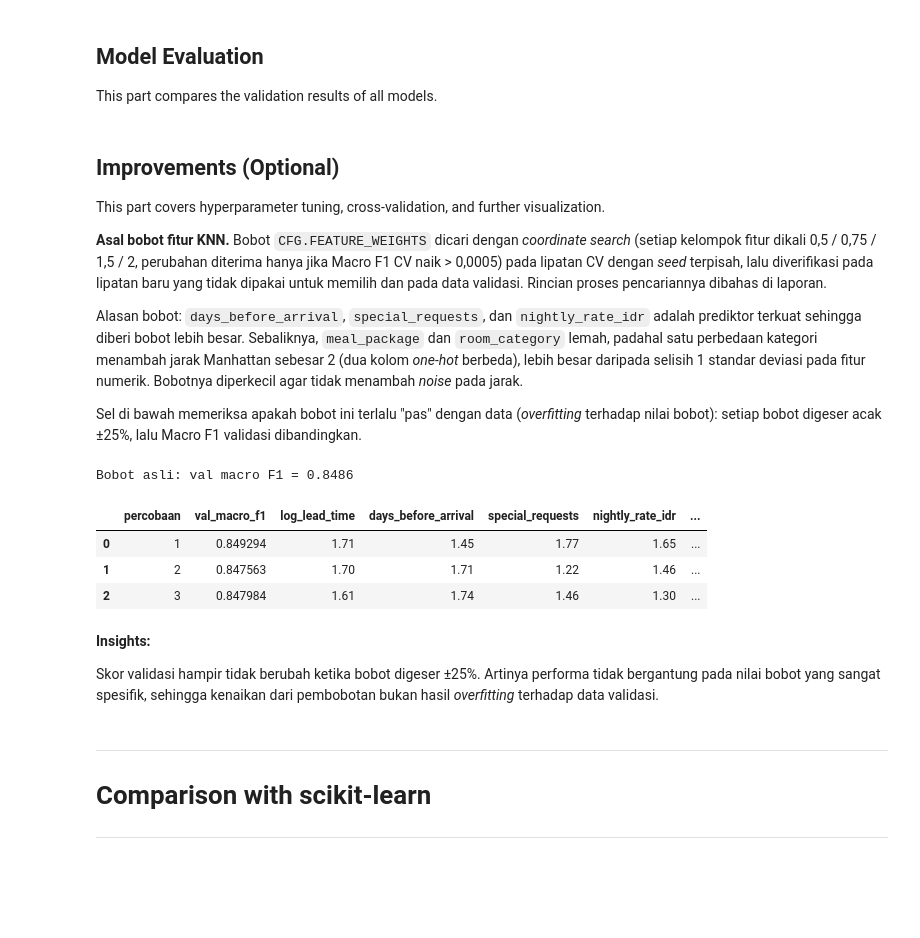
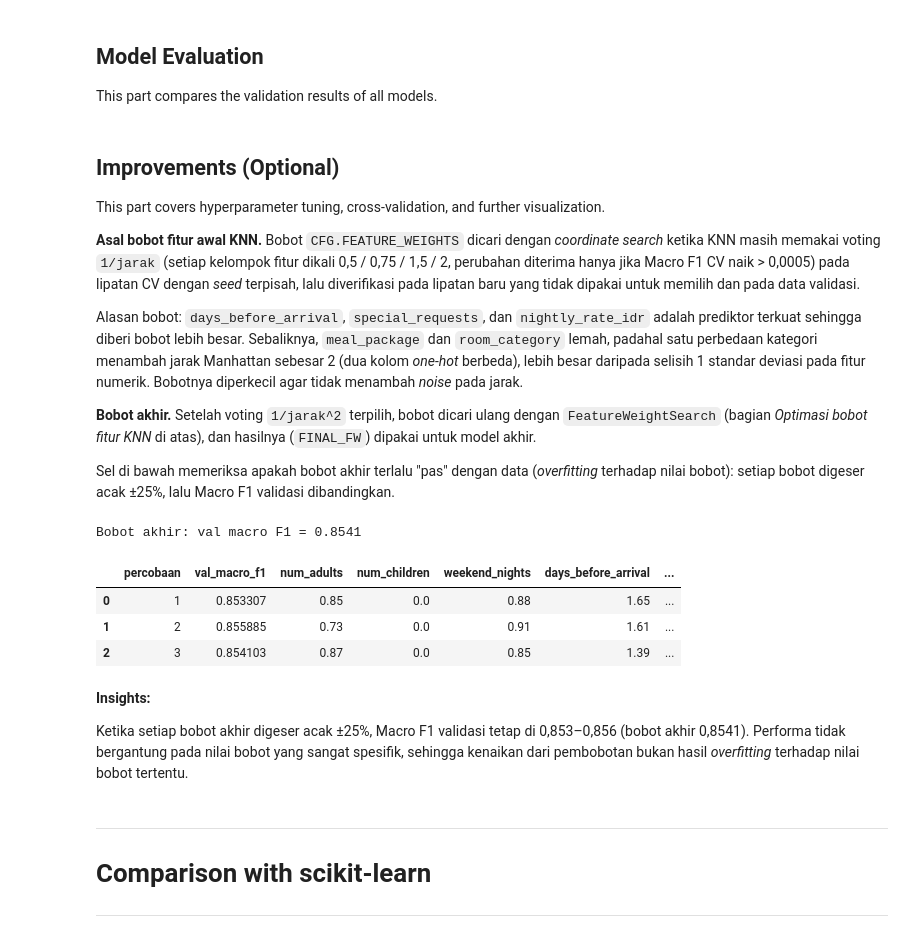
Before and after one commit to zizadhrmaa/IF3170_G25_IMKSIAI, a Jupyter notebook: src/Notebook_Tugas_Besar_2_IF3170_Inteligensi_Artifisial_2026_2027.ipynb, the cells around one changed output. Saved outputs shown, nothing was run; the diff lists cells and outputs as text; code cells hidden in the pictures; blank space fills up the shorter version.

```diff
--- a/src/Notebook_Tugas_Besar_2_IF3170_Inteligensi_Artifisial_2026_2027.ipynb
+++ b/src/Notebook_Tugas_Besar_2_IF3170_Inteligensi_Artifisial_2026_2027.ipynb
@@ -122,13 +123,18 @@ class Settings:
     SVM_DEGREE = 2
     SVM_TOL = 1e-3
     SVM_MAX_ITER = 1000000
-    # Bobot fitur untuk jarak KNN; asal nilainya dijelaskan di bagian Improvements.
-    # Key-nya adalah nama kolom di Preprocessor.
+    # Bobot fitur awal untuk jarak KNN; asal nilainya dijelaskan di bagian Improvements.
+    # Key-nya adalah nama kolom di Preprocessor. Bobot akhir dicari ulang di bagian Modeling.
     FEATURE_WEIGHTS = {
         'log_lead_time': 1.5, 'days_before_arrival': 1.5,
         'special_requests': 1.5, 'nightly_rate_idr': 1.5,
         'meal_package': 0.5, 'room_category': 0.5,
     }
+    # Pencarian ulang bobot KNN: nilai bobot yang dicoba dan jumlah kandidat tetangga per baris.
+    KNN_WEIGHT_GRID = (0.0, 0.25, 0.5, 0.75, 1.0, 1.5, 2.0, 3.0)
+    KNN_CANDIDATES = 150
+    # Konfigurasi submisi KNN sebelumnya (bobot awal, voting 1/jarak), dibuat ulang sebagai pembanding.
+    KNN_V1_PARAMS = dict(k=21, p=1, weights='distance', power=1.0)
 
 CFG = Settings()
 CFG.OUTPUT_DIR.mkdir(parents=True, exist_ok=True)
@@ -671,0 +695,19 @@ Validation macro F1 = 0.8486   accuracy = 0.8687
+# %%
+# Pencarian ulang bobot fitur dengan k dan voting terbaik dari tuning di atas.
+start = time.time()
+weight_search = FeatureWeightSearch(k=BEST_K, power=BEST_POWER, grid=CFG.KNN_WEIGHT_GRID,
+                                    n_candidates=CFG.KNN_CANDIDATES).fit(train_set, y_train, FOLDS, BEST_FW or {})
+print(f'Waktu pencarian: {time.time() - start:.0f} s')
+print(f'CV macro F1: {weight_search.initial_score_:.4f} (bobot awal) -> {weight_search.cv_score_:.4f} (bobot akhir)')
+FINAL_FW = {f: w for f, w in weight_search.weights_.items() if w != 1.0}
+print('Bobot akhir (fitur lain bernilai 1):', FINAL_FW)
+
+# Model validasi dengan bobot akhir. Preprocessor dan KNN ini dipakai di bagian-bagian berikutnya.
+preprocessor = Preprocessor(feature_weights=FINAL_FW)
+X_train = preprocessor.fit_transform(train_set)
+X_val = preprocessor.transform(val_set)
+knn = KNN(k=BEST_K, p=BEST_P, weights=BEST_W, power=BEST_POWER).fit(X_train, y_train)
+knn_val_pred = knn.predict(X_val)
+print(f'Validation macro F1 = {macro_f1(y_val, knn_val_pred):.4f} (bobot awal {macro_f1(y_val, knn_initial_val_pred):.4f})   '
+      f'accuracy = {accuracy(y_val, knn_val_pred):.4f}')
+weight_search.history_
@@ -842,33 +901,36 @@ results
 
 This part covers hyperparameter tuning, cross-validation, and further visualization.
 
-**Asal bobot fitur KNN.** Bobot `CFG.FEATURE_WEIGHTS` dicari dengan *coordinate search* (setiap kelompok fitur dikali 0,5 / 0,75 / 1,5 / 2, perubahan diterima hanya jika Macro F1 CV naik > 0,0005) pada lipatan CV dengan *seed* terpisah, lalu diverifikasi pada lipatan baru yang tidak dipakai untuk memilih dan pada data validasi. Rincian proses pencariannya dibahas di laporan.
+**Asal bobot fitur awal KNN.** Bobot `CFG.FEATURE_WEIGHTS` dicari dengan *coordinate search* ketika KNN masih memakai voting `1/jarak` (setiap kelompok fitur dikali 0,5 / 0,75 / 1,5 / 2, perubahan diterima hanya jika Macro F1 CV naik > 0,0005) pada lipatan CV dengan *seed* terpisah, lalu diverifikasi pada lipatan baru yang tidak dipakai untuk memilih dan pada data validasi.
 
 Alasan bobot: `days_before_arrival`, `special_requests`, dan `nightly_rate_idr` adalah prediktor terkuat sehingga diberi bobot lebih besar. Sebaliknya, `meal_package` dan `room_category` lemah, padahal satu perbedaan kategori menambah jarak Manhattan sebesar 2 (dua kolom *one-hot* berbeda), lebih besar daripada selisih 1 standar deviasi pada fitur numerik. Bobotnya diperkecil agar tidak menambah *noise* pada jarak.
 
-Sel di bawah memeriksa apakah bobot ini terlalu "pas" dengan data (*overfitting* terhadap nilai bobot): setiap bobot digeser acak ±25%, lalu Macro F1 validasi dibandingkan.
+**Bobot akhir.** Setelah voting `1/jarak^2` terpilih, bobot dicari ulang dengan `FeatureWeightSearch` (bagian *Optimasi bobot fitur KNN* di atas), dan hasilnya (`FINAL_FW`) dipakai untuk model akhir.
+
+Sel di bawah memeriksa apakah bobot akhir terlalu "pas" dengan data (*overfitting* terhadap nilai bobot): setiap bobot digeser acak ±25%, lalu Macro F1 validasi dibandingkan.
 # %%
 rng = np.random.default_rng(CFG.SEED)
 robust_rows = []
 for i in range(3):
-    perturbed = {c: w * rng.uniform(0.75, 1.25) for c, w in CFG.FEATURE_WEIGHTS.items()}
+    perturbed = {c: w * rng.uniform(0.75, 1.25) for c, w in FINAL_FW.items()}
     pp = Preprocessor(feature_weights=perturbed).fit(train_set)
-    pred = KNN(k=BEST_K, p=BEST_P, weights=BEST_W).fit(pp.transform(train_set), y_train).predict(pp.transform(val_set))
+    model = KNN(k=BEST_K, p=BEST_P, weights=BEST_W, power=BEST_POWER).fit(pp.transform(train_set), y_train)
+    pred = model.predict(pp.transform(val_set))
     robust_rows.append({'percobaan': i + 1, 'val_macro_f1': macro_f1(y_val, pred),
                         **{c: round(w, 2) for c, w in perturbed.items()}})
 robust = pd.DataFrame(robust_rows)
-print(f'Bobot asli: val macro F1 = {macro_f1(y_val, knn_val_pred):.4f}')
+print(f'Bobot akhir: val macro F1 = {macro_f1(y_val, knn_val_pred):.4f}')
 robust
 # %% [output]
-Bobot asli: val macro F1 = 0.8486
+Bobot akhir: val macro F1 = 0.8541
-|  | percobaan | val_macro_f1 | log_lead_time | days_before_arrival | special_requests | nightly_rate_idr | ... |
-| 0 | 1 | 0.849294 | 1.71 | 1.45 | 1.77 | 1.65 | ... |
-| 1 | 2 | 0.847563 | 1.70 | 1.71 | 1.22 | 1.46 | ... |
-| 2 | 3 | 0.847984 | 1.61 | 1.74 | 1.46 | 1.30 | ... |
+|  | percobaan | val_macro_f1 | num_adults | num_children | weekend_nights | days_before_arrival | ... |
+| 0 | 1 | 0.853307 | 0.85 | 0.0 | 0.88 | 1.65 | ... |
+| 1 | 2 | 0.855885 | 0.73 | 0.0 | 0.91 | 1.61 | ... |
+| 2 | 3 | 0.854103 | 0.87 | 0.0 | 0.85 | 1.39 | ... |
 # %% [markdown]
 **Insights:**
 
-Skor validasi hampir tidak berubah ketika bobot digeser ±25%. Artinya performa tidak bergantung pada nilai bobot yang sangat spesifik, sehingga kenaikan dari pembobotan bukan hasil *overfitting* terhadap data validasi.
+Ketika setiap bobot akhir digeser acak ±25%, Macro F1 validasi tetap di 0,853–0,856 (bobot akhir 0,8541). Performa tidak bergantung pada nilai bobot yang sangat spesifik, sehingga kenaikan dari pembobotan bukan hasil *overfitting* terhadap nilai bobot tertentu.
 # %% [markdown]
 ---
 
```
Also changed, not shown: parts of 21 cells of this notebook.
